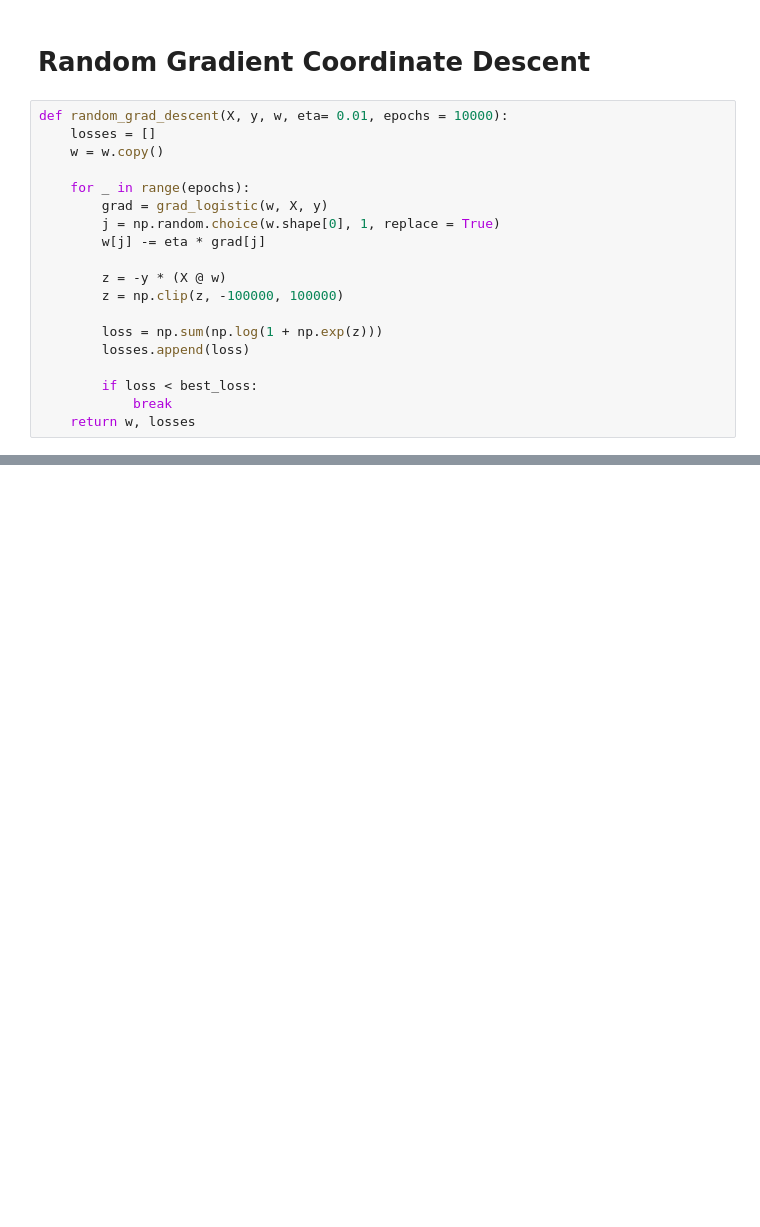
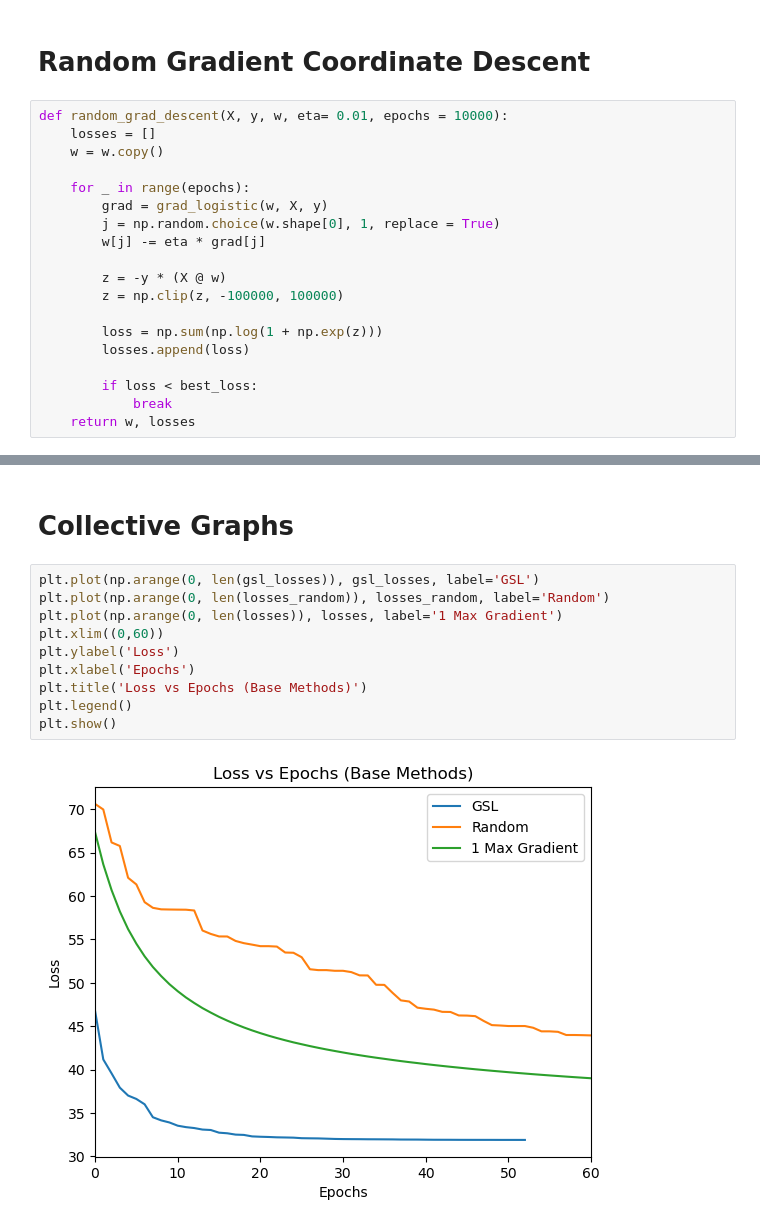
Before and after one commit to raoguchi/COORDINATE_DESC_C251, a Jupyter notebook: code.ipynb, the cells around one changed output, grey strips where cells are left out. Saved outputs shown, nothing was run; the diff lists cells and outputs as text; blank space fills up the shorter version.

```diff
--- a/code.ipynb
+++ b/code.ipynb
@@ -254,0 +236,14 @@ best_grad, random_desc_grad
+# %% [markdown]
+# Collective Graphs
+# %%
+plt.plot(np.arange(0, len(gsl_losses)), gsl_losses, label='GSL')
+plt.plot(np.arange(0, len(losses_random)), losses_random, label='Random')
+plt.plot(np.arange(0, len(losses)), losses, label='1 Max Gradient')
+plt.xlim((0,60))
+plt.ylabel('Loss')
+plt.xlabel('Epochs')
+plt.title('Loss vs Epochs (Base Methods)')
+plt.legend()
+plt.show()
+# %% [output]
+[figure, added]
```
Also changed, not shown: parts of 34 cells of this notebook, 5 other files.
